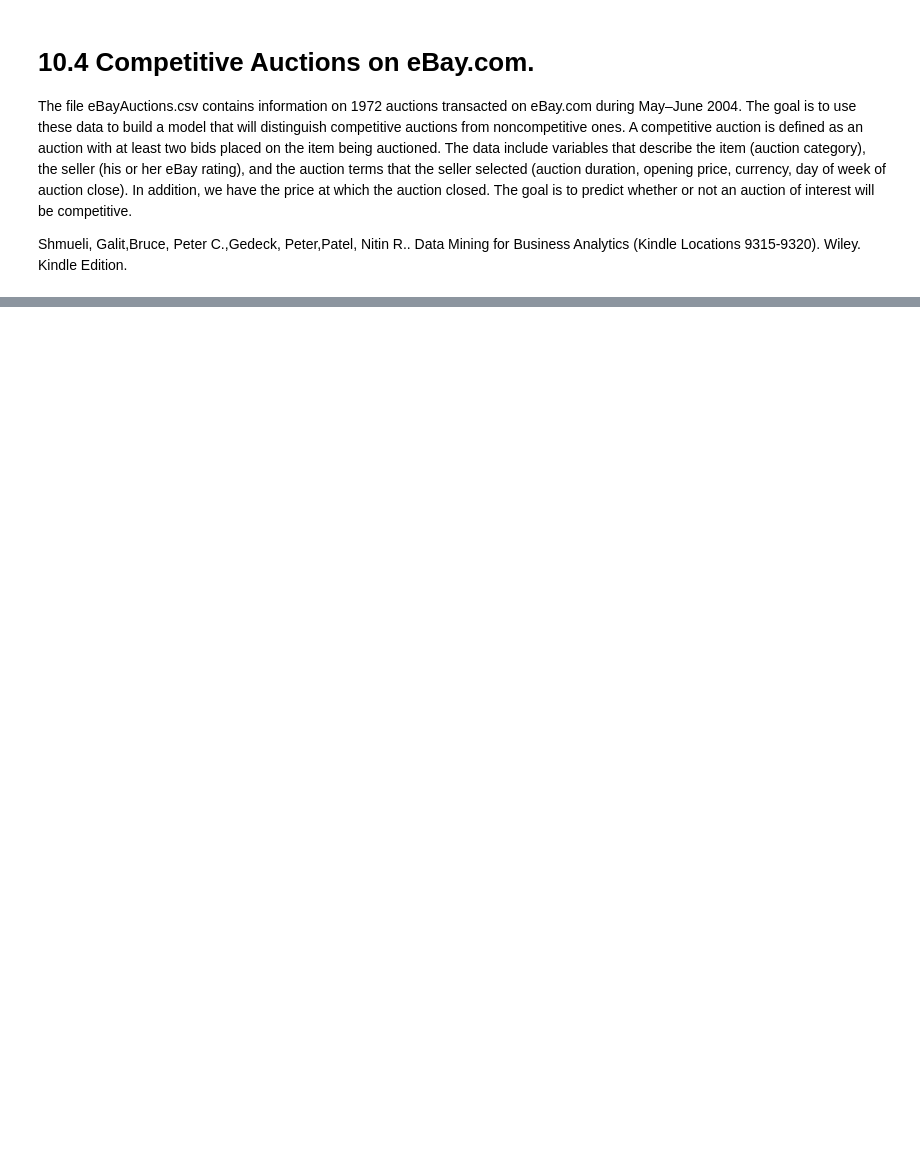
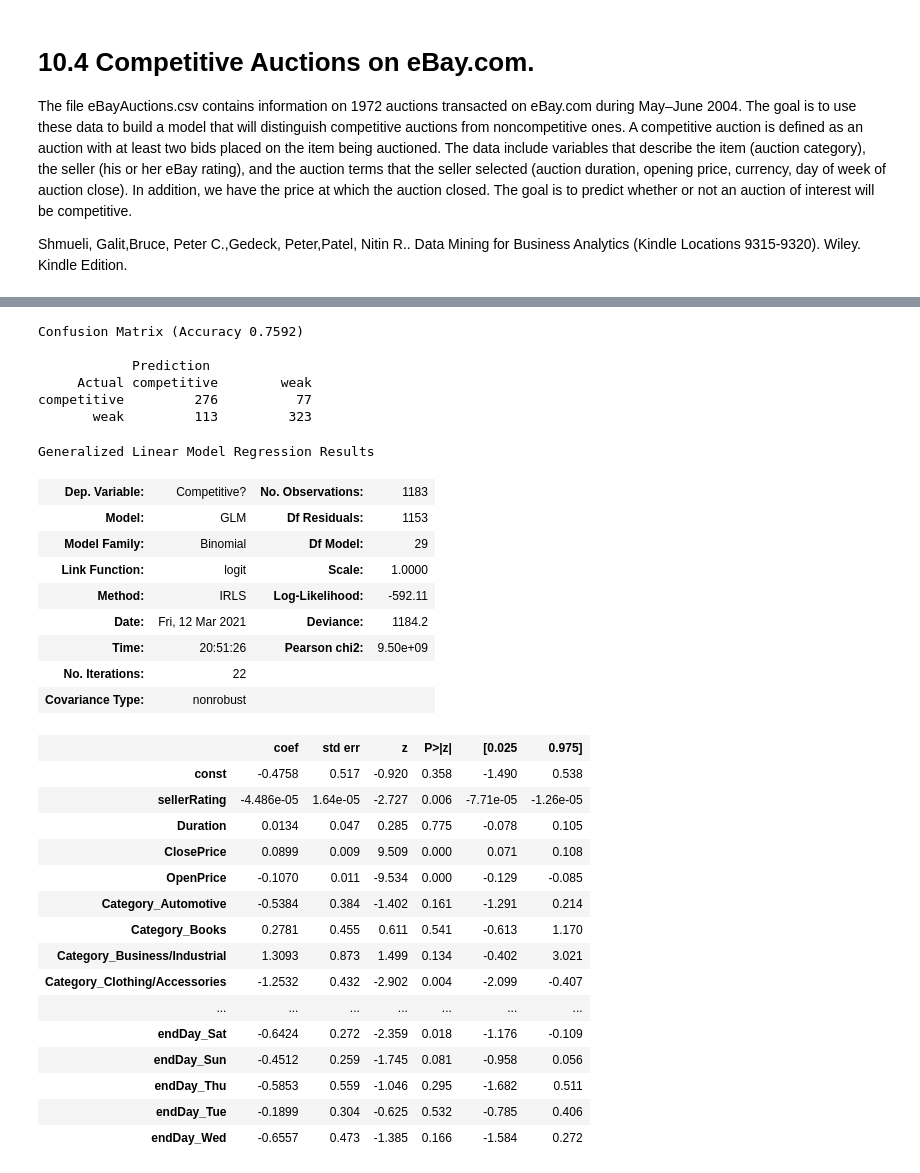
Before and after one commit to charlesg/HI530, a Jupyter notebook: module3/Module_3_Homework_3.ipynb, the cells around one changed output, grey strips where cells are left out. Cells and saved outputs as stored; diff of their text form; code cells hidden in the pictures; blank space fills up the shorter version.

```diff
--- a/module3/Module_3_Homework_3.ipynb
+++ b/module3/Module_3_Homework_3.ipynb
@@ -8,0 +111,64 @@ Shmueli, Galit,Bruce, Peter C.,Gedeck, Peter,Patel, Nitin R.. Data Mining for Bu
+# %%
+logit_reg_pred = logit_full.predict_proba(valid_X)
+full_result = pd.DataFrame({'actual': valid_y, 'p(0)': [p[0] for p in logit_reg_pred],'p(1)': [p[1] for p in logit_reg_pred],'predicted': logit_full.predict(valid_X)})
+full_result = full_result.sort_values(by=['p(1)'], ascending=False)
+# confusion matrix
+classes = ['competitive', 'weak']
+classificationSummary(full_result.actual, full_result.predicted, class_names=classes)
+gainsChart(full_result.actual, figsize=[5, 5])
+plt.show()
+# %% [output]
+Confusion Matrix (Accuracy 0.7592)
+
+            Prediction
+     Actual competitive        weak
+competitive         276          77
+       weak         113         323
+# %%
+# An alternative to scikit ’s LogisticRegression is method sm.glm in
+# Statsmodel...
+
+# add constant column
+ebay_df = sm.add_constant(ebay_df, prepend=True)
+
+excludeColumns = ('Competitive?')
+predictors = [s for s in ebay_df.columns if s not in excludeColumns]
+outcome = 'Competitive?'
+
+X = pd.get_dummies(ebay_df[predictors], drop_first=True)
+y = ebay_df[outcome]
+
+# partition data
+train_X, valid_X, train_y, valid_y = train_test_split(X, y, test_size=0.4, random_state=1)
+
+# use GLM (general linear model) with the binomial family to fit a logistic regression
+logit_reg = sm.GLM(train_y, train_X, family=sm.families.Binomial())
+logit_result = logit_reg.fit()
+logit_result.summary()
+# %% [output]
+Generalized Linear Model Regression Results
+| Dep. Variable: | Competitive? | No. Observations: | 1183 |
+| Model: | GLM | Df Residuals: | 1153 |
+| Model Family: | Binomial | Df Model: | 29 |
+| Link Function: | logit | Scale: | 1.0000 |
+| Method: | IRLS | Log-Likelihood: | -592.11 |
+| Date: | Fri, 12 Mar 2021 | Deviance: | 1184.2 |
+| Time: | 20:51:26 | Pearson chi2: | 9.50e+09 |
+| No. Iterations: | 22 |  |  |
+| Covariance Type: | nonrobust |  |  |
+|  | coef | std err | z | P>|z| | [0.025 | 0.975] |
+| const | -0.4758 | 0.517 | -0.920 | 0.358 | -1.490 | 0.538 |
+| sellerRating | -4.486e-05 | 1.64e-05 | -2.727 | 0.006 | -7.71e-05 | -1.26e-05 |
+| Duration | 0.0134 | 0.047 | 0.285 | 0.775 | -0.078 | 0.105 |
+| ClosePrice | 0.0899 | 0.009 | 9.509 | 0.000 | 0.071 | 0.108 |
+| OpenPrice | -0.1070 | 0.011 | -9.534 | 0.000 | -0.129 | -0.085 |
+| Category_Automotive | -0.5384 | 0.384 | -1.402 | 0.161 | -1.291 | 0.214 |
+| Category_Books | 0.2781 | 0.455 | 0.611 | 0.541 | -0.613 | 1.170 |
+| Category_Business/Industrial | 1.3093 | 0.873 | 1.499 | 0.134 | -0.402 | 3.021 |
+| Category_Clothing/Accessories | -1.2532 | 0.432 | -2.902 | 0.004 | -2.099 | -0.407 |
+| ... | ... | ... | ... | ... | ... | ... |
+| endDay_Sat | -0.6424 | 0.272 | -2.359 | 0.018 | -1.176 | -0.109 |
+| endDay_Sun | -0.4512 | 0.259 | -1.745 | 0.081 | -0.958 | 0.056 |
+| endDay_Thu | -0.5853 | 0.559 | -1.046 | 0.295 | -1.682 | 0.511 |
+| endDay_Tue | -0.1899 | 0.304 | -0.625 | 0.532 | -0.785 | 0.406 |
+| endDay_Wed | -0.6557 | 0.473 | -1.385 | 0.166 | -1.584 | 0.272 |
```
Also changed, not shown: parts of 6 cells of this notebook, 1 other file.
